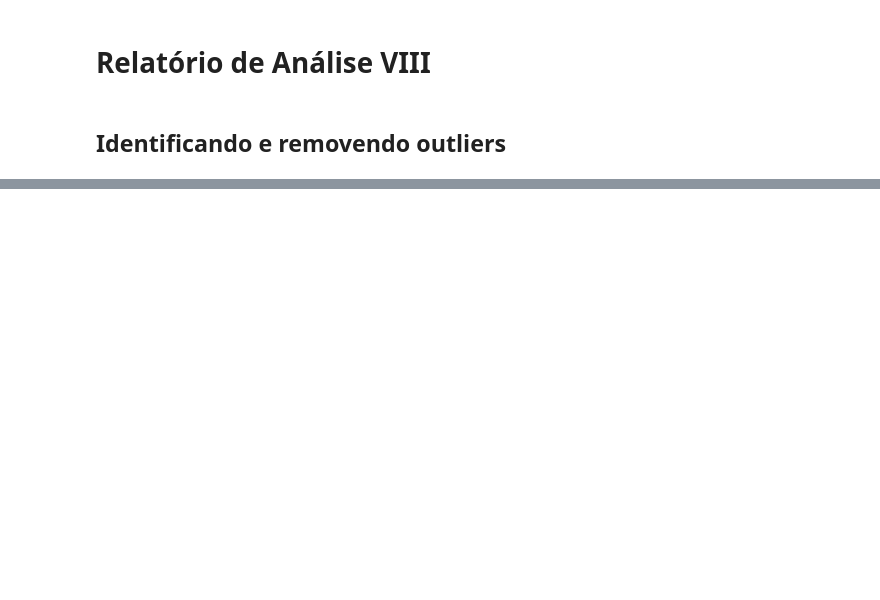
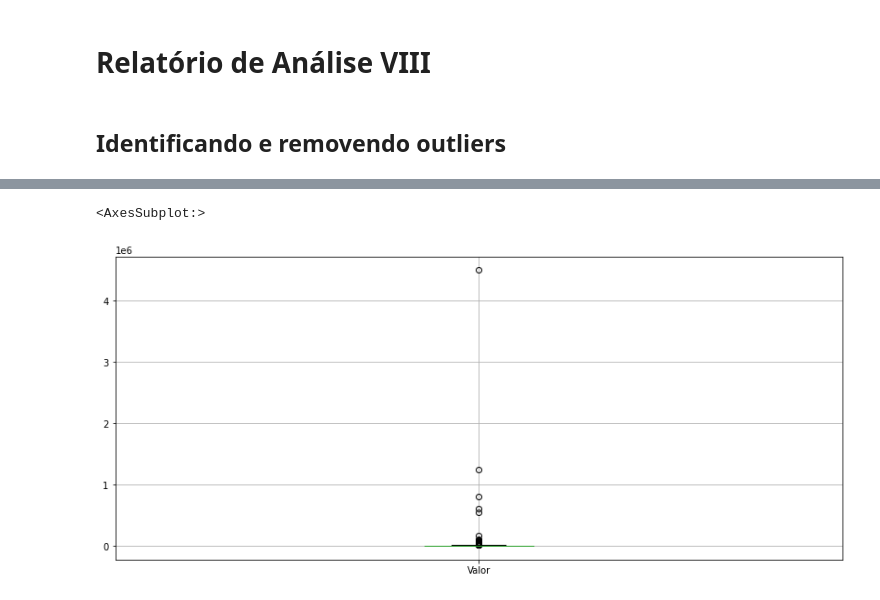
Before and after one commit to vitorgosmao/treinamento-pandas, a Jupyter notebook: Curso Pandas/Identificando e Removendo Outliers.ipynb, the cells around one changed output, grey strips where cells are left out. Cells and saved outputs as stored; diff of their text form; code cells hidden in the pictures; blank space fills up the shorter version.

```diff
--- a/Curso Pandas/Identificando e Removendo Outliers.ipynb
+++ b/Curso Pandas/Identificando e Removendo Outliers.ipynb
@@ -8,4 +8,4 @@ import pandas as pd
 import matplotlib.pyplot as plt
 plt.rc('figure', figsize = (14,6))
 # %%
-dados = pd.read_csv('dados/aluguel_residencial.csv', sep = ':')
+dados = pd.read_csv('dados/aluguel_residencial.csv', sep = ';')
@@ -17,0 +26,5 @@ KeyError: 'Valor'
+# %%
+dados.boxplot(['Valor'])
+# %% [output]
+<AxesSubplot:>
+[figure, added]
```
Also changed, not shown: parts of 9 cells of this notebook, 2 other files.
